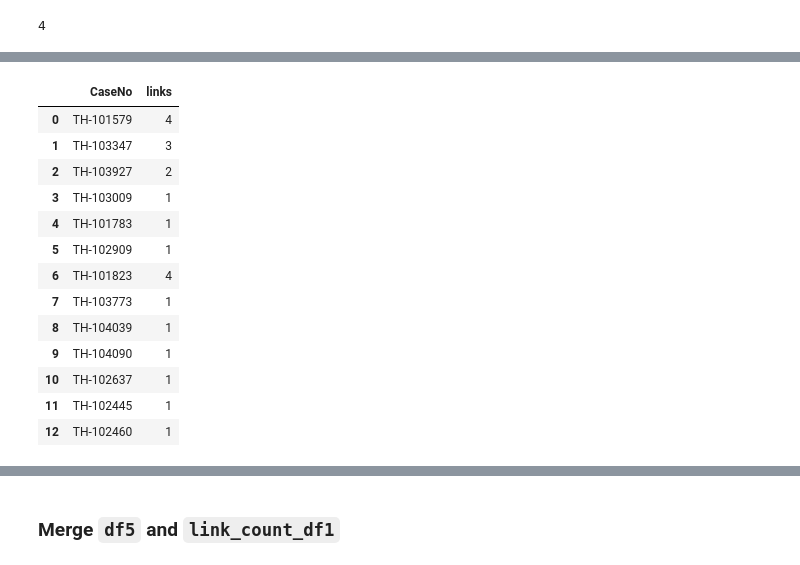
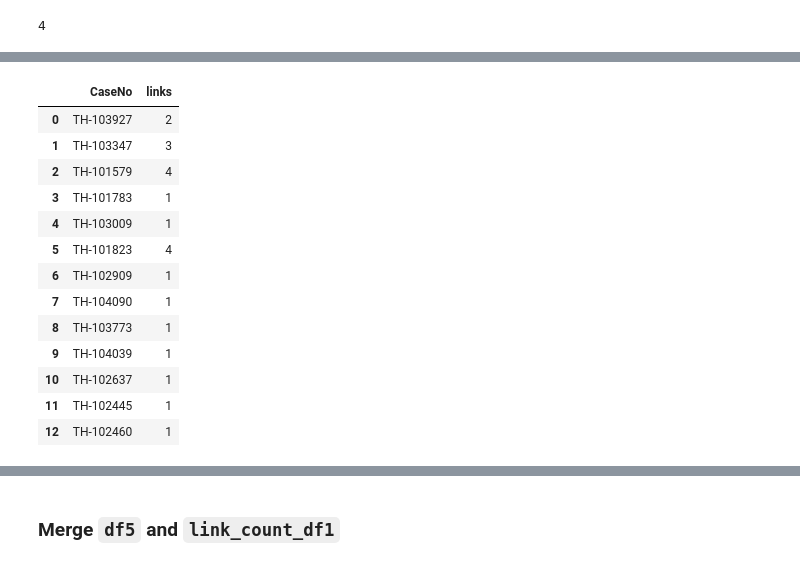
Before and after one commit to PHI-Case-Studies/2005-MDR-TB-Outbreak-Thailand, a Jupyter notebook: NB06-MDR-TB-Case-Study-Part-2.ipynb, the cells around one changed output, grey strips where cells are left out. Drawn from its saved outputs; the diff is of its cells as text; code cells hidden in the pictures.

```diff
--- a/NB06-MDR-TB-Case-Study-Part-2.ipynb
+++ b/NB06-MDR-TB-Case-Study-Part-2.ipynb
@@ -1040,21 +1040,21 @@ link_count_df1
 | 11 | TH-102445 | 1 |
 | 12 | TH-102460 | 1 |
 # %%
-nodes_df4 = pd.merge(nodes_df3, link_count_df, on='CaseNo', how='inner')
+nodes_df4 = pd.merge(nodes_df3, link_count_df1, on='CaseNo', how='inner')
 
 nodes_df4
 # %% [output]
 |  | CaseNo | links |
-| 0 | TH-101579 | 4 |
+| 0 | TH-103927 | 2 |
 | 1 | TH-103347 | 3 |
-| 2 | TH-103927 | 2 |
-| 3 | TH-103009 | 1 |
-| 4 | TH-101783 | 1 |
-| 5 | TH-102909 | 1 |
-| 6 | TH-101823 | 4 |
-| 7 | TH-103773 | 1 |
-| 8 | TH-104039 | 1 |
-| 9 | TH-104090 | 1 |
+| 2 | TH-101579 | 4 |
+| 3 | TH-101783 | 1 |
+| 4 | TH-103009 | 1 |
+| 5 | TH-101823 | 4 |
+| 6 | TH-102909 | 1 |
+| 7 | TH-104090 | 1 |
+| 8 | TH-103773 | 1 |
+| 9 | TH-104039 | 1 |
 | 10 | TH-102637 | 1 |
 | 11 | TH-102445 | 1 |
 | 12 | TH-102460 | 1 |
```
Also changed, not shown: parts of 13 cells of this notebook, 6 other files.
